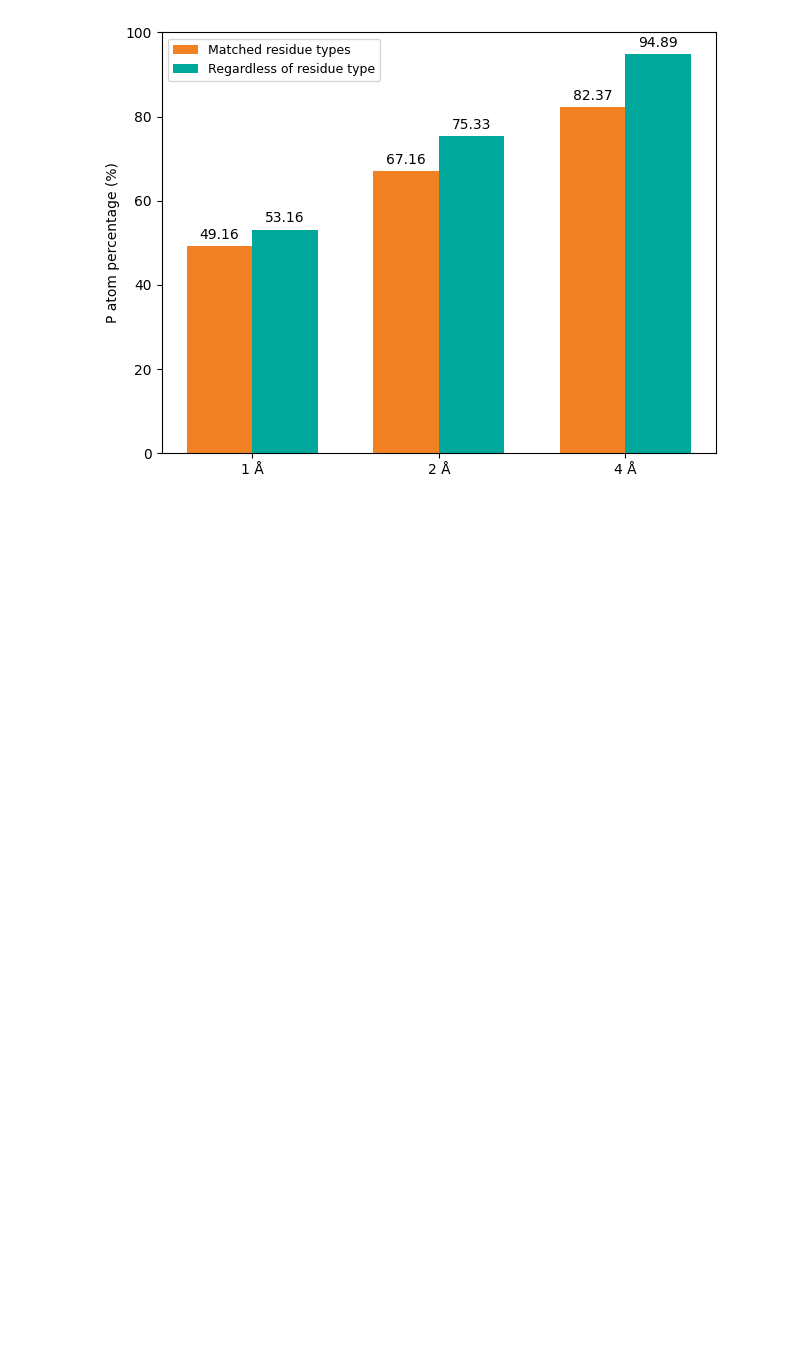
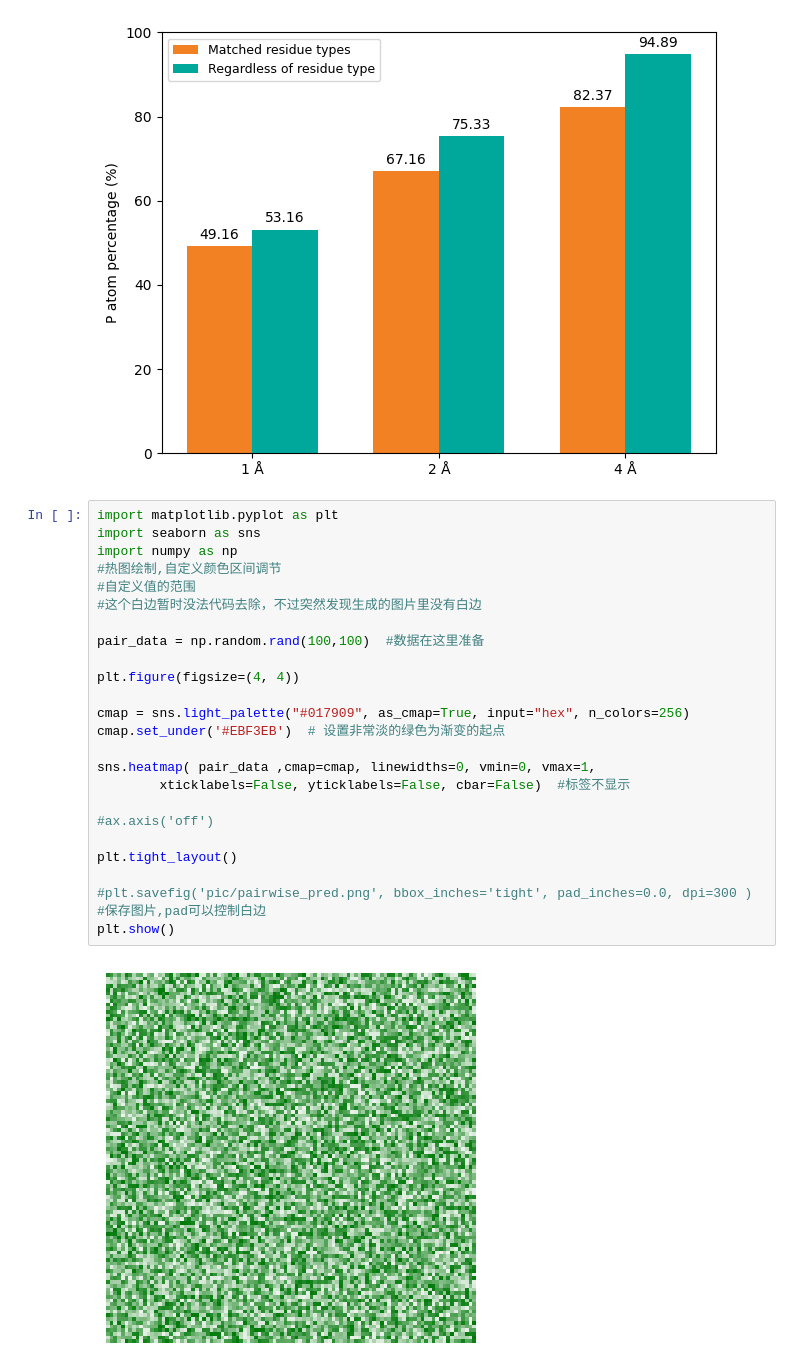
Before and after one commit to DoraemonXia/AI-Geometric-Drug-Design, a Jupyter notebook: draw.ipynb, the cells around one changed output. Drawn from its saved outputs; the diff is of its cells as text; blank space fills up the shorter version.

```diff
--- a/draw.ipynb
+++ b/draw.ipynb
@@ -47,3 +47,29 @@ plt.show()
 # %% [output]
 Matplotlib is building the font cache; this may take a moment.
 [figure]
+# %%
+import matplotlib.pyplot as plt
+import seaborn as sns
+import numpy as np
+#热图绘制,自定义颜色区间调节
+#自定义值的范围
+#这个白边暂时没法代码去除，不过突然发现生成的图片里没有白边
+
+pair_data = np.random.rand(100,100)  #数据在这里准备
+
+plt.figure(figsize=(4, 4))
+
+cmap = sns.light_palette("#017909", as_cmap=True, input="hex", n_colors=256)
+cmap.set_under('#EBF3EB')  # 设置非常淡的绿色为渐变的起点
+
+sns.heatmap( pair_data ,cmap=cmap, linewidths=0, vmin=0, vmax=1,
+        xticklabels=False, yticklabels=False, cbar=False)  #标签不显示
+
+#ax.axis('off')
+
+plt.tight_layout()
+
+#plt.savefig('pic/pairwise_pred.png', bbox_inches='tight', pad_inches=0.0, dpi=300 ) #保存图片,pad可以控制白边
+plt.show()
+# %% [output]
+[figure, added]
```
Also changed, not shown: parts of 1 cell of this notebook.
